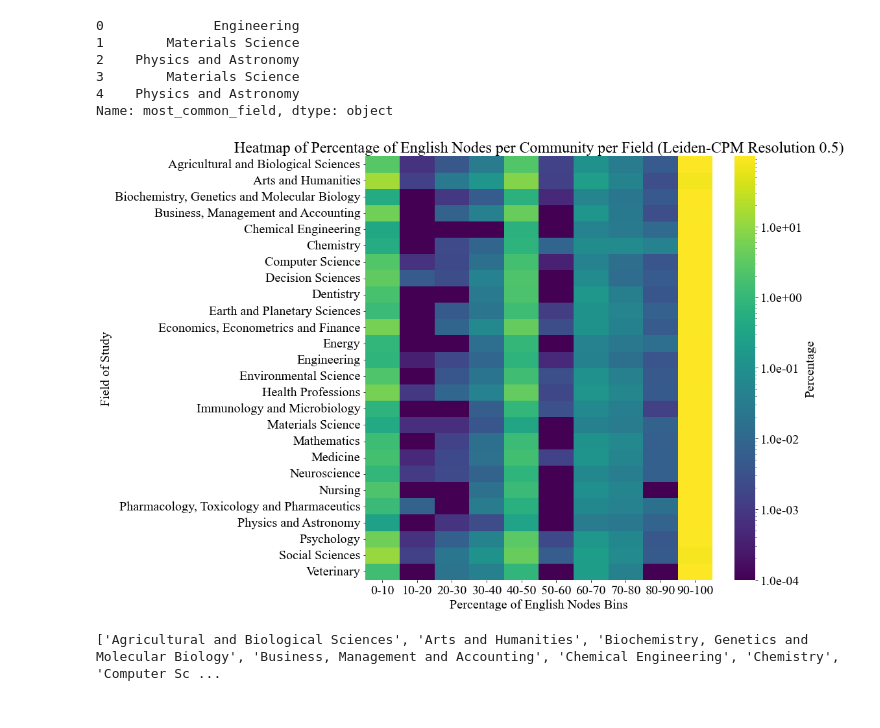
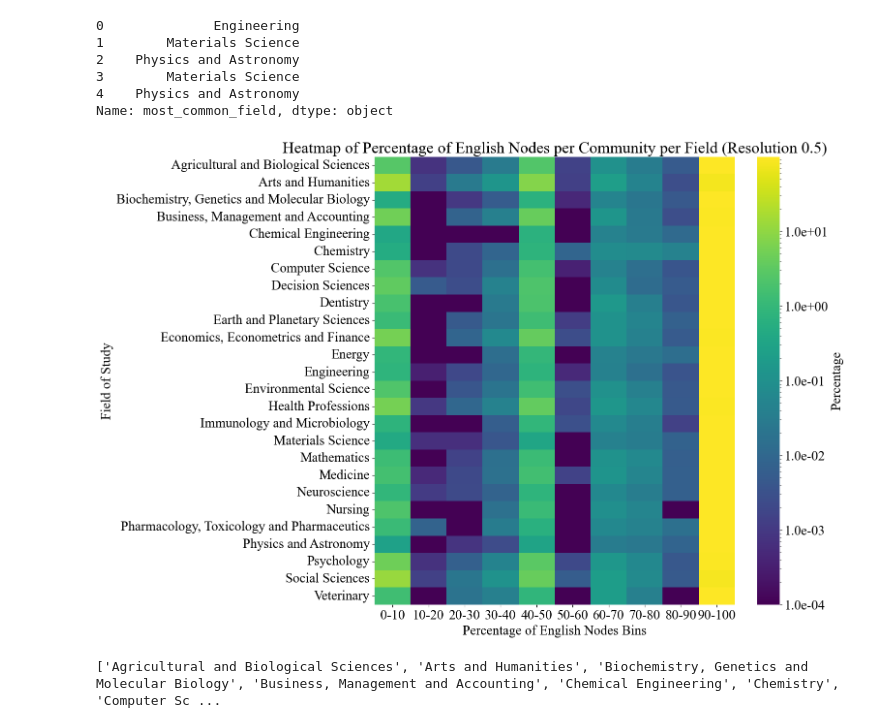
Before and after one commit to vikramr2/cross-lingual-citations, a Jupyter notebook: Analysis.ipynb, the cells around one changed output. Drawn from its saved outputs; the diff is of its cells as text; code cells hidden in the pictures.

Commit message:
refined plots

```diff
--- a/Analysis.ipynb
+++ b/Analysis.ipynb
@@ -242,35 +345,37 @@ import seaborn as sns
 import matplotlib.colors as mcolors  # Import colors module
 
 bins = np.linspace(0, 100, 11)  # 10 bins from 0 to 100
 bin_labels = [f'{int(bins[i])}-{int(bins[i+1])}' for i in range(len(bins)-1)]
 
 # Bin the percentage of English nodes
 comp_05['bin'] = pd.cut(comp_05['en'], bins=bins, labels=bin_labels, include_lowest=True)
 
 # Aggregate data: count of nodes in each bin per field
 bin_counts = comp_05.groupby(['most_common_field', 'bin']).size().unstack(fill_value=0)
 
 # Normalize each row to percentage
 bin_percentages = bin_counts.div(bin_counts.sum(axis=1), axis=0) * 100
 
 # Add a small constant to avoid log(0) issues
 bin_percentages += 1e-10
 
 # Determine the range of data to use in LogNorm
 vmin = bin_percentages.min().min()  # Minimum value
 vmax = bin_percentages.max().max()  # Maximum value
 
 plt.figure(figsize=(12, 12))
 sns.heatmap(bin_percentages,
             cmap='viridis',
             norm=mcolors.LogNorm(vmin=max(vmin, 1e-4), vmax=min(vmax, 1e2)),  # Adjust for your range
             cbar_kws={'label': 'Percentage', 'format': '%.1e'})  # Adjust normalization range
 plt.xlabel('Percentage of English Nodes Bins')
 plt.ylabel('Field of Study')
-plt.title('Heatmap of Percentage of English Nodes per Community per Field (Leiden-CPM Resolution 0.5)')
+plt.title('Heatmap of Percentage of English Nodes per Community per Field (Resolution 0.5)')
+# Save the plot as a PDF
+plt.savefig("heatmap.pdf", format="pdf", bbox_inches='tight')
 plt.show()
 # %% [output]
-[figure, old version]
+[figure, new version]
 # %%
 print(field_columns)
 # %% [output]
```
Also changed, not shown: parts of 10 cells of this notebook, 5 other files.
